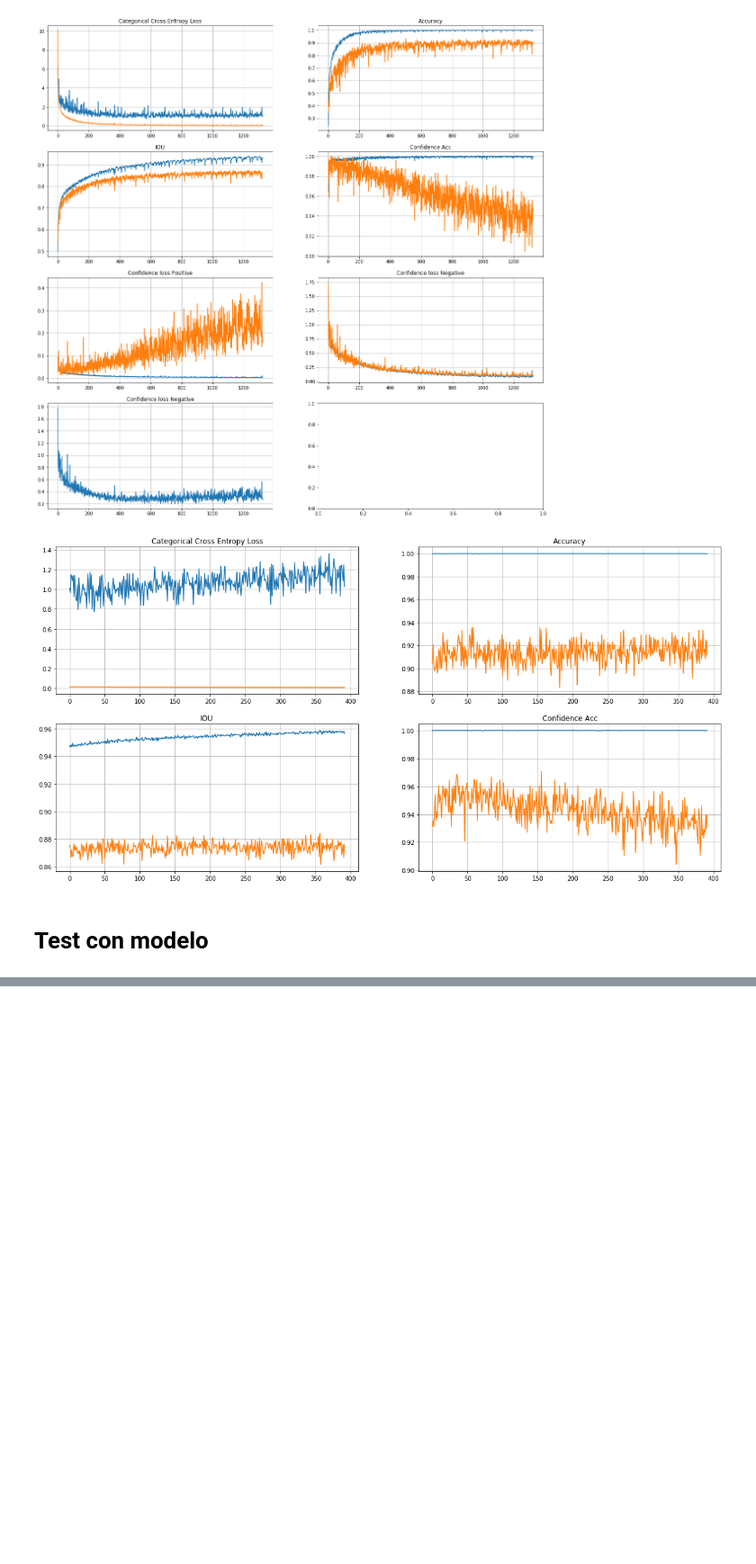
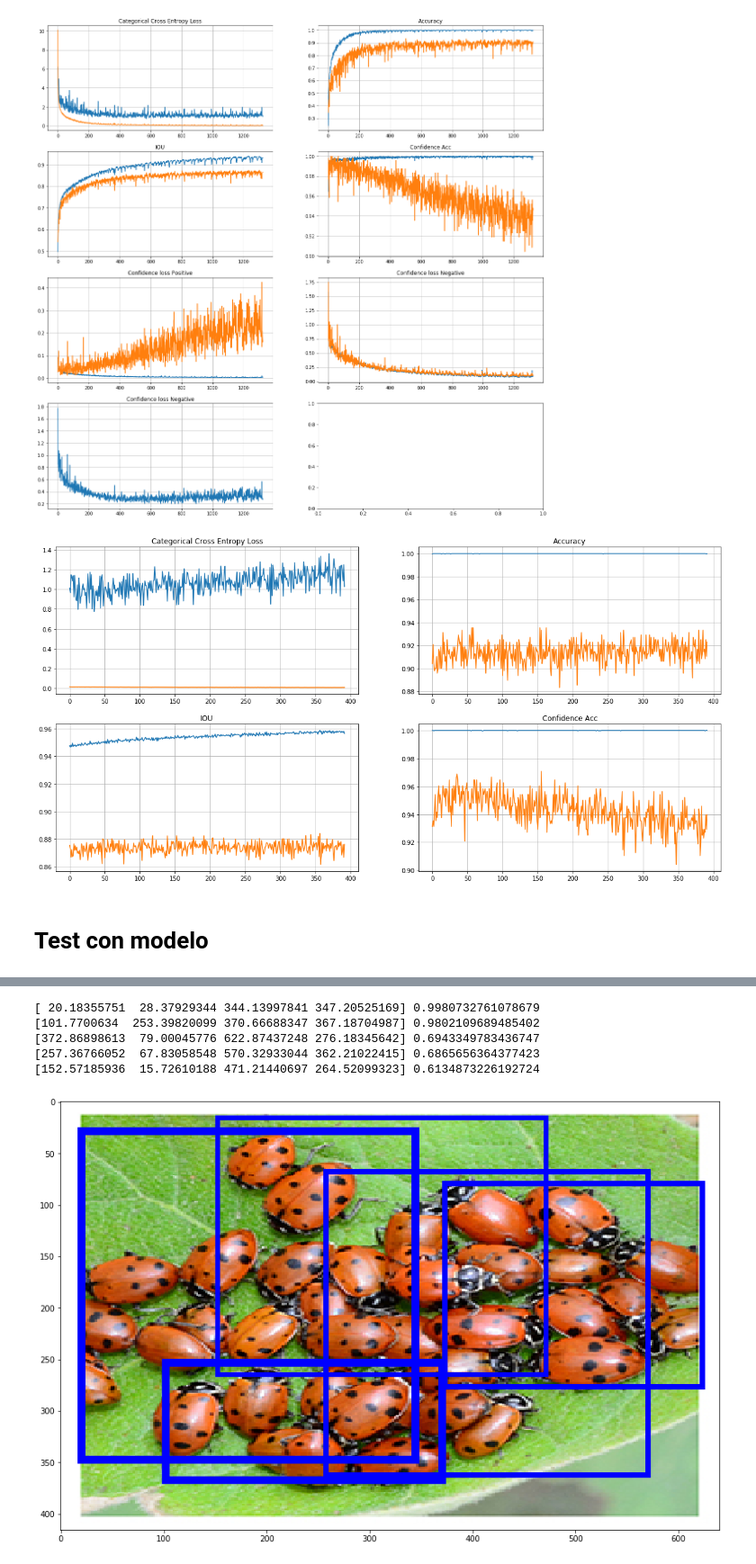
Before and after one commit to deeplearning-itba/Object-Detection, a Jupyter notebook: 9-training_methods.ipynb, the cells around one changed output, grey strips where cells are left out. Shown at 90% size. Saved outputs shown, nothing was run; the diff lists cells and outputs as text; code cells hidden in the pictures; blank space fills up the shorter version.

```diff
--- a/9-training_methods.ipynb
+++ b/9-training_methods.ipynb
@@ -218,0 +202,52 @@ plot_batch_with_predictions(image_array, None, predictions, idx_2_class_id, clas
+# %%
+cl_probs = []
+ob_probs = []
+bboxes = []
+
+for pr in pred_processed:
+    cl_probs.append(pr['class_prob'])
+    ob_probs.append(pr['obj_prob'])
+    bboxes.append(pr['bbox'])
+cl_probs = np.array(cl_probs)
+ob_probs = np.array(ob_probs)
+probab = cl_probs*ob_probs
+bboxes = np.array(bboxes)
+# %%
+def get_remaining_boxes(bboxes, sel_box, probab):
+    new_boxes = []
+    new_probab = []
+    for i, bbox in enumerate(bboxes):
+        IOU, _ = getIUO(sel_box.reshape(1,4), bbox.reshape(1,4))
+        if IOU<0.4:
+            new_boxes.append(bbox)
+            new_probab.append(probab[i])
+    return new_boxes, new_probab
+# %%
+final_boxes = []
+final_probs = []
+# %%
+while len(bboxes)>0:
+    max_sel_idx = np.argmax(probab)
+    final_boxes.append(bboxes[max_sel_idx])
+    final_probs.append(probab[max_sel_idx])
+    bboxes, probab = get_remaining_boxes(bboxes, bboxes[max_sel_idx], probab)
+# %%
+f, axs = plt.subplots(1,1, figsize=(20,10))
+ax = axs
+ax.imshow(image_array[0])
+for i, predicted_box in enumerate(final_boxes):
+    print(predicted_box, final_probs[i])
+    if final_probs[i]>0.4:
+        pred_rect = patches.Rectangle([predicted_box[0], predicted_box[1]],
+                                        predicted_box[2]-predicted_box[0],
+                                        predicted_box[3]-predicted_box[1],
+                                        linewidth=10*final_probs[i], edgecolor='b',facecolor='none')
+
+        ax.add_patch(pred_rect)
+# %% [output]
+[ 20.18355751  28.37929344 344.13997841 347.20525169] 0.9980732761078679
+[101.7700634  253.39820099 370.66688347 367.18704987] 0.9802109689485402
+[372.86898613  79.00045776 622.87437248 276.18345642] 0.6943349783436747
+[257.36766052  67.83058548 570.32933044 362.21022415] 0.6865656364377423
+[152.57185936  15.72610188 471.21440697 264.52099323] 0.6134873226192724
+[figure, added]
```
Also changed, not shown: parts of 10 cells of this notebook, 1 other file.
